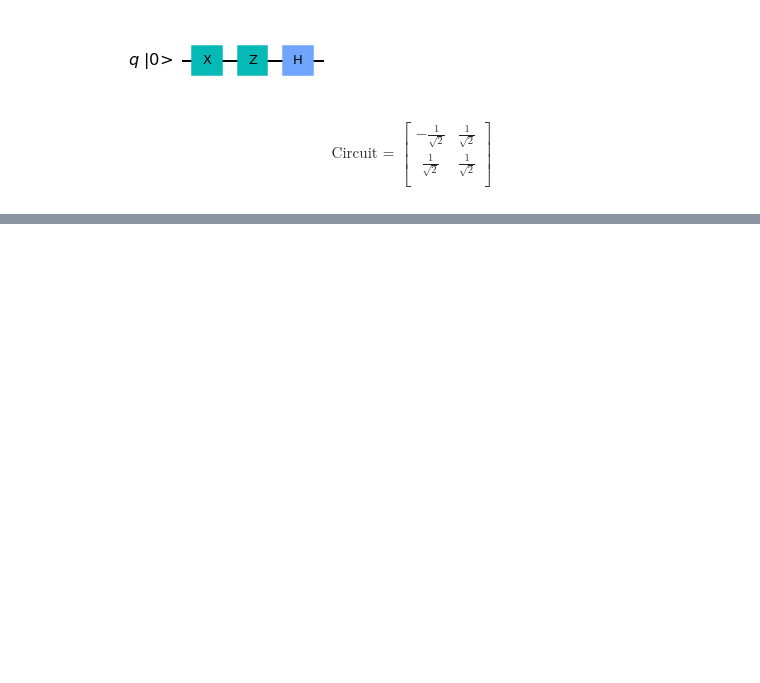
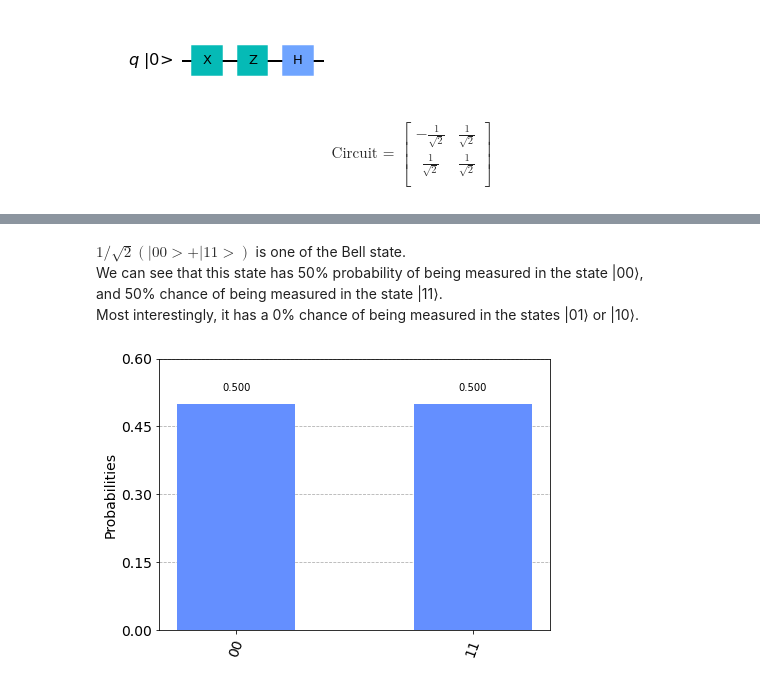
Before and after one commit to nachiket273/Qiskit_Practice, a Jupyter notebook: Qiskit_Book/Multiple_Qubits_and_Entanglement/Multiple_Qubits_and_Entangled_States.ipynb, the cells around one changed output, grey strips where cells are left out. Drawn from its saved outputs; the diff is of its cells as text; code cells hidden in the pictures; blank space fills up the shorter version.

```diff
--- a/Qiskit_Book/Multiple_Qubits_and_Entanglement/Multiple_Qubits_and_Entangled_States.ipynb
+++ b/Qiskit_Book/Multiple_Qubits_and_Entanglement/Multiple_Qubits_and_Entangled_States.ipynb
@@ -246,0 +337,5 @@ $$
+# %%
+qc.save_statevector()
+qobj = assemble(qc)
+result = svsim.run(qobj).result()
+final_state = result.get_statevector()
@@ -246,0 +351,9 @@ $$
+# %% [markdown]
+$ 1/\sqrt{2}(|00> + |11>)$ is one of the Bell state. <br>
+We can see that this state has 50% probability of being measured in the state |00⟩,<br>
+and 50% chance of being measured in the state |11⟩. <br>
+Most interestingly, it has a 0% chance of being measured in the states |01⟩ or |10⟩. <br>
+# %%
+plot_histogram(result.get_counts())
+# %% [output]
+[figure, added]
```
Also changed, not shown: parts of 34 cells of this notebook.
